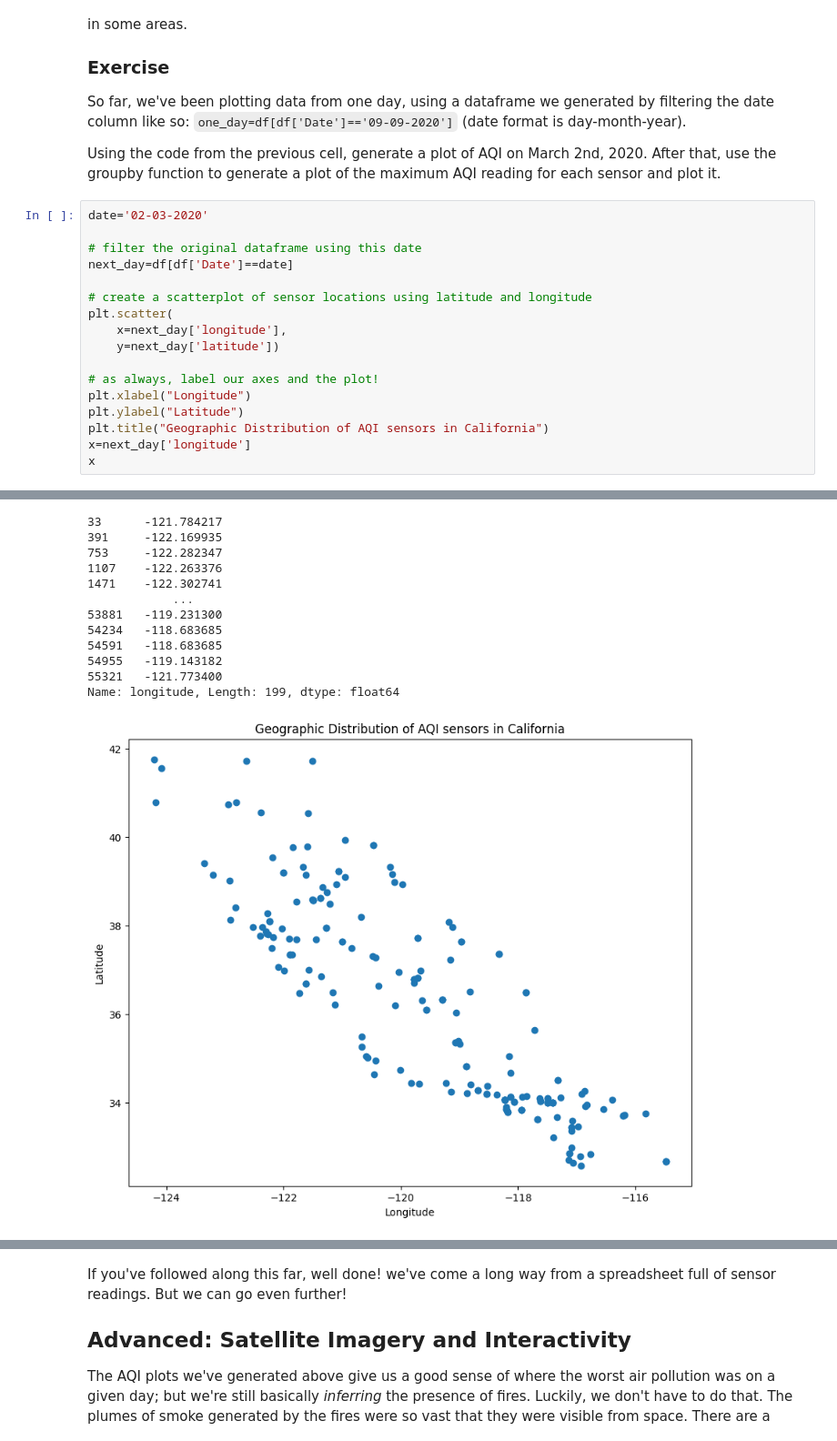
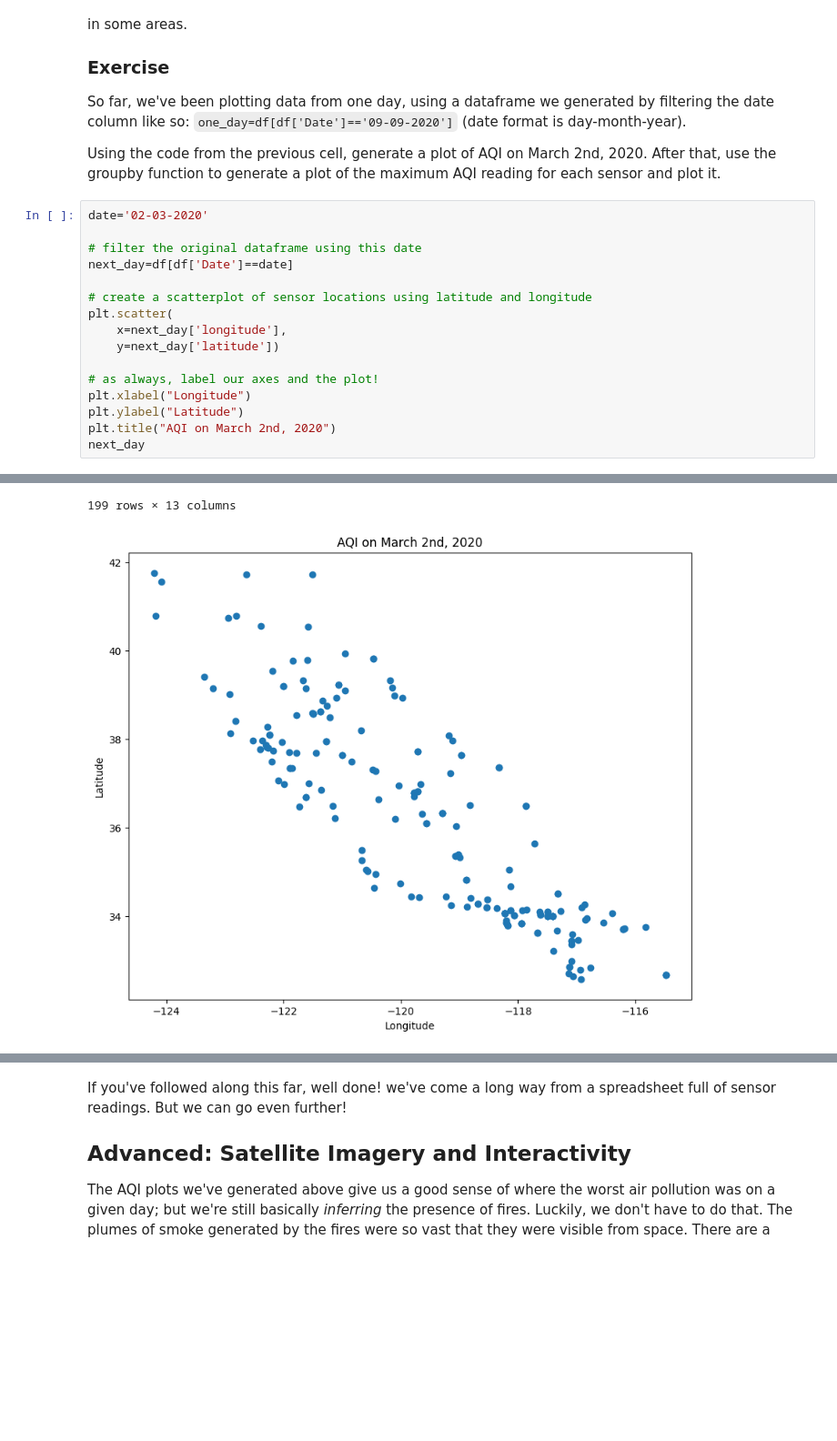
Before and after one commit to JosephMuschialli/QM2, a Jupyter notebook: notebooks/W03. Spatial Data.ipynb, the cells around one changed output, grey strips where cells are left out. Shown at 91% size. Drawn from its saved outputs; the diff is of its cells as text; blank space fills up the shorter version.

```diff
--- a/notebooks/W03. Spatial Data.ipynb
+++ b/notebooks/W03. Spatial Data.ipynb
@@ -432,7 +432,6 @@ plt.scatter(
 # as always, label our axes and the plot!
 plt.xlabel("Longitude")
 plt.ylabel("Latitude")
-plt.title("Geographic Distribution of AQI sensors in California")
-x=next_day['longitude']
-x
+plt.title("AQI on March 2nd, 2020")
+next_day
 # %% [output]
@@ -439,13 +450,2 @@ x
-33      -121.784217
-391     -122.169935
-753     -122.282347
-1107    -122.263376
-1471    -122.302741
-            ...
-53881   -119.231300
-54234   -118.683685
-54591   -118.683685
-54955   -119.143182
-55321   -121.773400
-Name: longitude, Length: 199, dtype: float64
+199 rows × 13 columns
-[figure, old version]
+[figure, new version]
```
Also changed, not shown: parts of 7 cells of this notebook.
